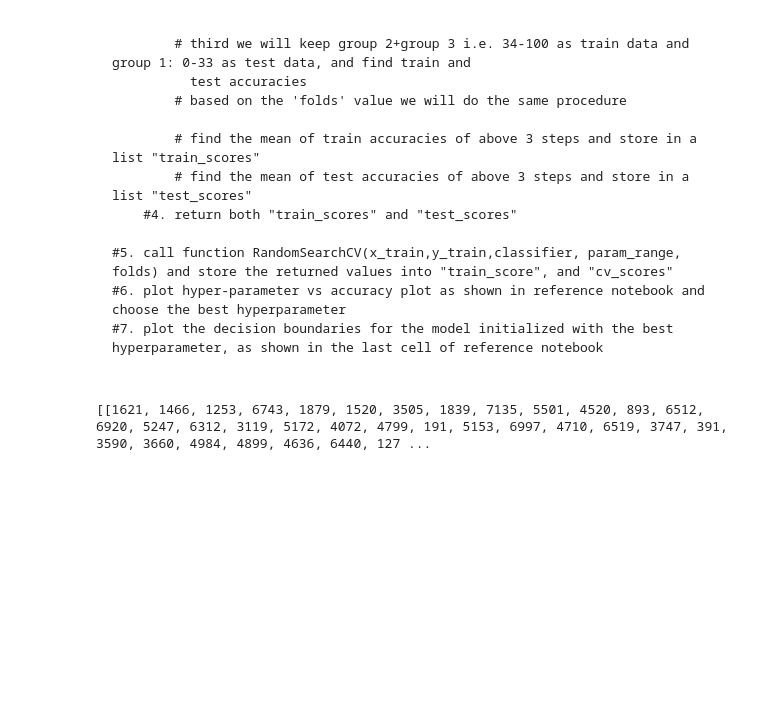
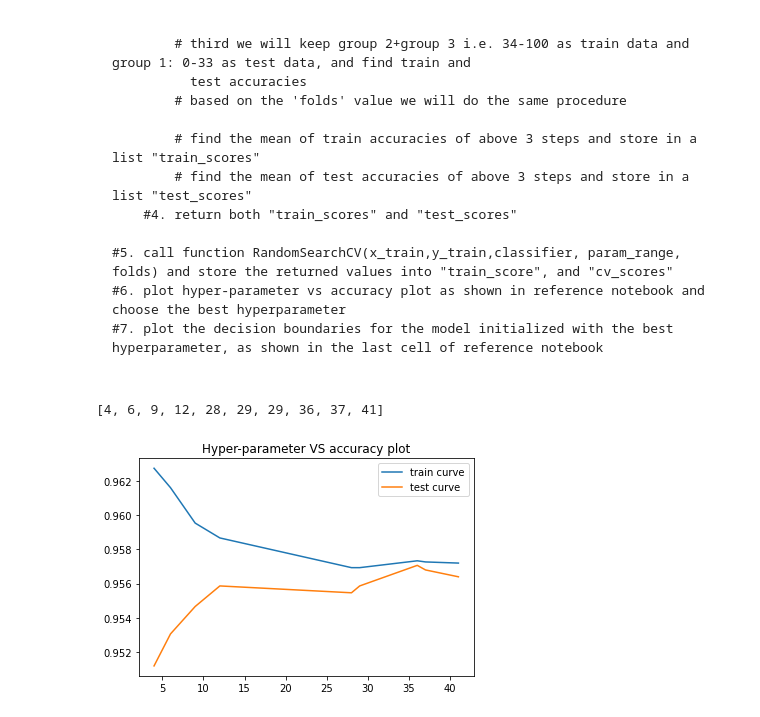
Before and after one commit to abraham-john-paul/AppliedAICourse, a Jupyter notebook: Assignment_4_Instructions.ipynb, the cells around one changed output. Saved outputs shown, nothing was run; the diff lists cells and outputs as text; code cells hidden in the pictures; blank space fills up the shorter version.

```diff
--- a/Assignment_4_Instructions.ipynb
+++ b/Assignment_4_Instructions.ipynb
@@ -77,14 +77,14 @@ def generateFoldIndices(n, folds):
         random.shuffle(indices)
         # Finding no. of elements in one fold in K-fold
         fold_size = n // folds
-        fold_indices = list()
+        fold_indices = []
         for i in range(0, n, fold_size):
             if n - (i + fold_size) >= fold_size:
                 fold_indices.append(indices[i:i + fold_size])
             else:
                 fold_indices.append(indices[i:])
                 break
-        return fold_indices
+        return indices, fold_indices
     else:
         print("enter a list size greater than 0")
 
@@ -98,42 +98,43 @@ def RandomSearchCV(x_train,y_train,classifier, param_range, folds):
     trainscores = []
     testscores  = []
     # Generating 10 random k values from the param_range provided
-    params = numpy.random.randint(param_range[0], param_range[1], 10)
+    params = sorted(numpy.random.randint(param_range[0], param_range[1], 10))
     n_x_train = len(x_train)
-    fold_indices = generateFoldIndices(n_x_train, folds)
+    indices, fold_indices = generateFoldIndices(n_x_train, folds)
     for k in tqdm(params):
         trainscores_folds = []
         testscores_folds  = []
         for cv_list_indices in fold_indices:
-            train_list_indices = list(set(fold_indices) - set(cv_list_indices))
+            train_list_indices = list(set(indices) - set(cv_list_indices))
             # selecting the data points based on the train_indices and test_indices
             X_train = x_train[train_list_indices]
             Y_train = y_train[train_list_indices]
             X_test  = x_train[cv_list_indices]
             Y_test  = y_train[cv_list_indices]
 
             classifier.n_neighbors = k
             classifier.fit(X_train,Y_train)
 
             Y_predicted = classifier.predict(X_test)
             testscores_folds.append(accuracy_score(Y_test, Y_predicted))
 
             Y_predicted = classifier.predict(X_train)
             trainscores_folds.append(accuracy_score(Y_train, Y_predicted))
         trainscores.append(np.mean(np.array(trainscores_folds)))
         testscores.append(np.mean(np.array(testscores_folds)))
-    retrun trainscores, testscores
+    return trainscores, testscores, params
 
 kNN_Classifier = KNeighborsClassifier()
 param_range = (1, 50)
-folds = 5
+folds = 3
 
-trainscores,testscores = RandomSearchCV(X_train,y_train, kNN_Classifier, param_range, folds)
-
-plt.plot(params['n_neighbors'],trainscores, label='train cruve')
-plt.plot(params['n_neighbors'],testscores, label='test cruve')
+trainscores,testscores, params = RandomSearchCV(X_train,y_train, kNN_Classifier, param_range, folds)
+print(params)
+plt.plot(params, trainscores, label='train curve')
+plt.plot(params, testscores, label='test curve')
 plt.title('Hyper-parameter VS accuracy plot')
 plt.legend()
 plt.show()
 # %% [output]
-[[1621, 1466, 1253, 6743, 1879, 1520, 3505, 1839, 7135, 5501, 4520, 893, 6512, 6920, 5247, 6312, 3119, 5172, 4072, 4799, 191, 5153, 6997, 4710, 6519, 3747, 391, 3590, 3660, 4984, 4899, 4636, 6440, 127 ...
+[4, 6, 9, 12, 28, 29, 29, 36, 37, 41]
+[figure, added]
```
